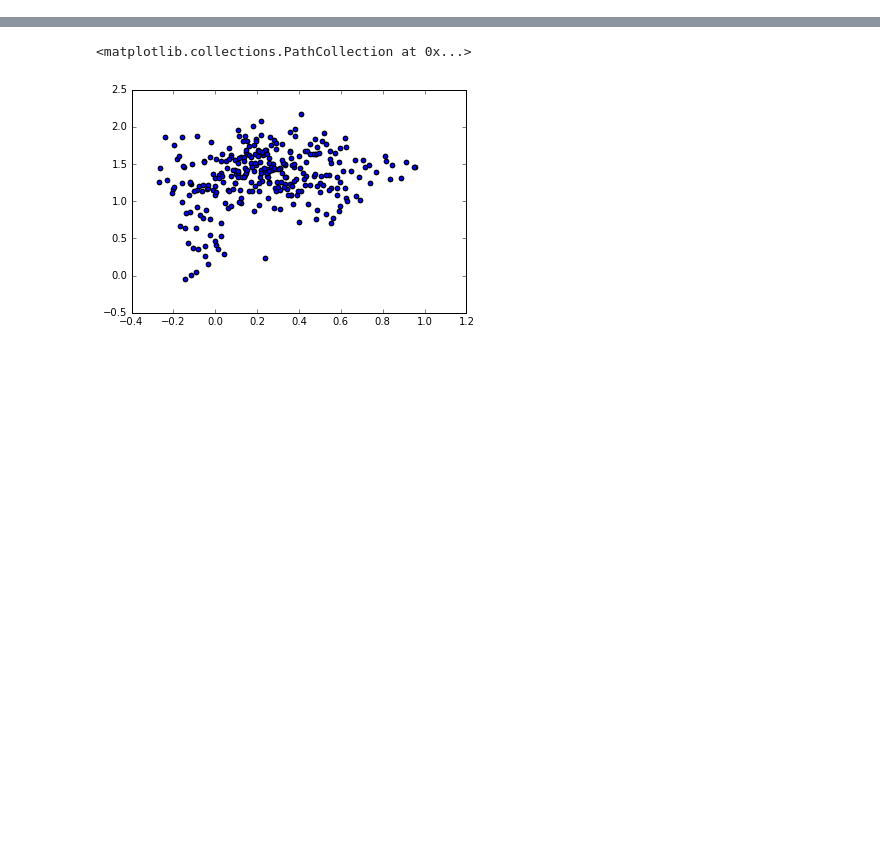
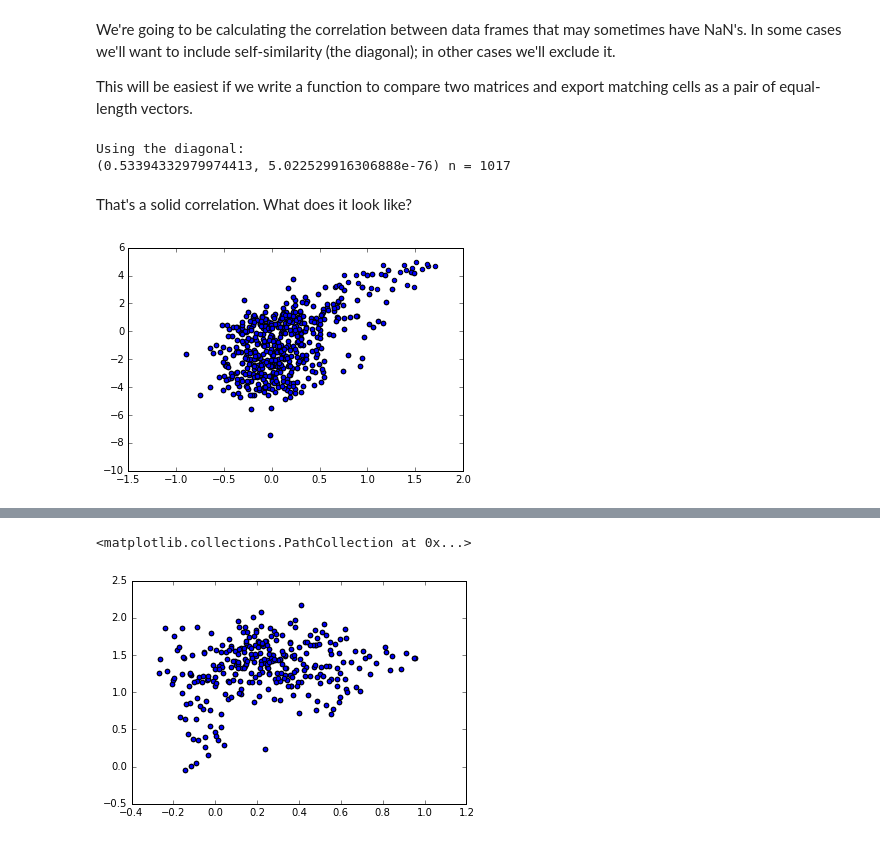
Before and after one commit to tedunderwood/genredistance, a Jupyter notebook: analysis/compare_correlated_predictions.ipynb, the cells around one changed output, grey strips where cells are left out. Drawn from its saved outputs; the diff is of its cells as text; code cells hidden in the pictures; blank space fills up the shorter version.

```diff
--- a/analysis/compare_correlated_predictions.ipynb
+++ b/analysis/compare_correlated_predictions.ipynb
@@ -116,2 +180,45 @@ War
 # %%
 social = pd.read_csv('../socialmeasures/pmidf.csv', index_col = 'index')
+# %% [markdown]
+We're going to be calculating the correlation between data frames that may sometimes have NaN's. In some cases we'll want to include self-similarity (the diagonal); in other cases we'll exclude it.
+
+This will be easiest if we write a function to compare two matrices and export matching cells as a pair of equal-length vectors.
+# %%
+def compare_to_social(socialdf, otherdf, use_self = False):
+    ''' Compares two DataFrames, ignoring cells as instructed,
+    and exporting the results in two vectors for correlation.
+    '''
+
+    socialvals = []
+    othervals = []
+
+    for idx1 in socialdf.index:
+        for idx2 in socialdf.index:
+            if idx1 not in otherdf.index or idx2 not in otherdf.index:
+                continue
+
+            otherval = otherdf.loc[idx1, idx2]
+            if pd.isnull(otherval):
+                continue
+            elif not use_self and idx1 == idx2:
+                continue
+            else:
+                sval = socialdf.loc[idx1, idx2]
+                socialvals.append(sval)
+                othervals.append(otherval)
+
+    return socialvals, othervals
+
+socialvals, predictvals = compare_to_social(social, sansmatrix, use_self = True)
+print('Using the diagonal: ')
+print(pearsonr(socialvals, predictvals), 'n = ' + str(len(predictvals)))
+# %% [output]
+Using the diagonal:
+(0.53394332979974413, 5.022529916306888e-76) n = 1017
+# %% [markdown]
+That's a solid correlation. What does it look like?
+# %%
+plt.scatter(predictvals, socialvals)
+plt.show()
+# %% [output]
+[figure, added]
```
Also changed, not shown: parts of 45 cells of this notebook.
